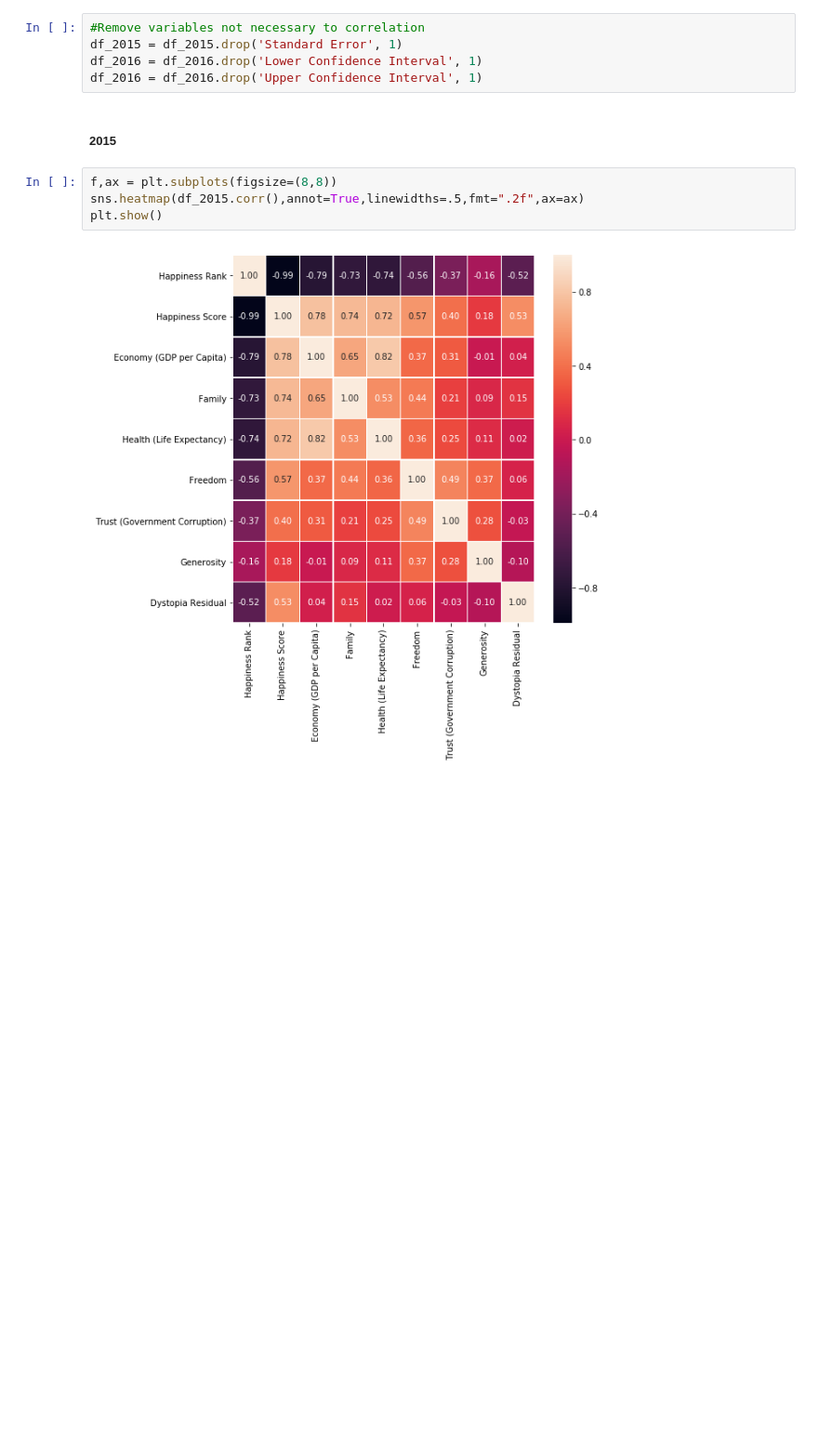
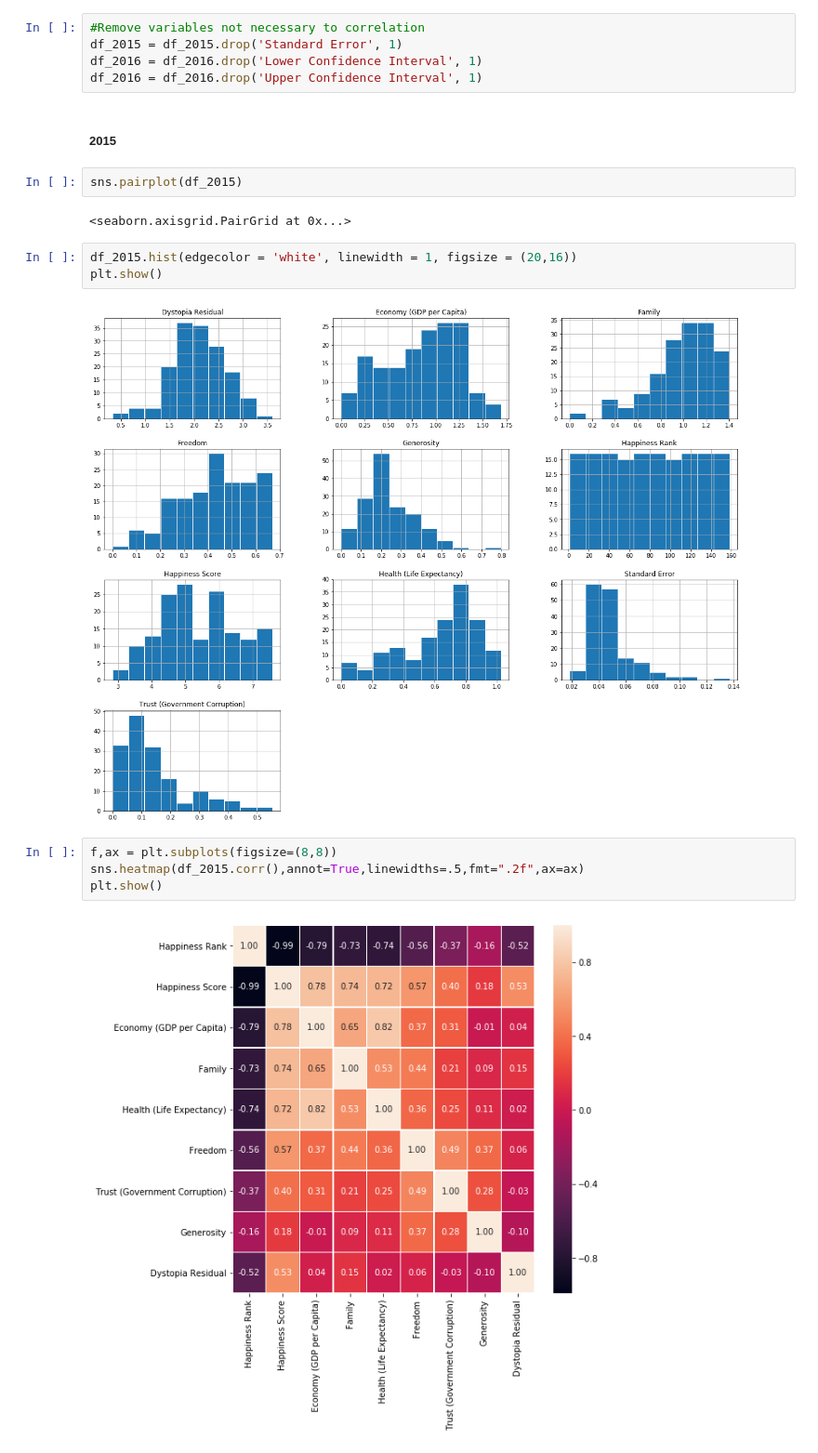
Before and after one commit to fsssa-iscteiulpt/FCD, a Jupyter notebook: Happiness.ipynb, the cells around one changed output. Shown at 93% size. Cells and saved outputs as stored; diff of their text form; blank space fills up the shorter version.

```diff
--- a/Happiness.ipynb
+++ b/Happiness.ipynb
@@ -397,6 +409,15 @@ df_2016 = df_2016.drop('Lower Confidence Interval', 1)
 df_2016 = df_2016.drop('Upper Confidence Interval', 1)
 # %% [markdown]
 ##### 2015
+# %%
+sns.pairplot(df_2015)
+# %% [output]
+<seaborn.axisgrid.PairGrid at 0x...>
+# %%
+df_2015.hist(edgecolor = 'white', linewidth = 1, figsize = (20,16))
+plt.show()
+# %% [output]
+[figure, added]
 # %%
 f,ax = plt.subplots(figsize=(8,8))
 sns.heatmap(df_2015.corr(),annot=True,linewidths=.5,fmt=".2f",ax=ax)
```
Also changed, not shown: parts of 13 cells of this notebook.
